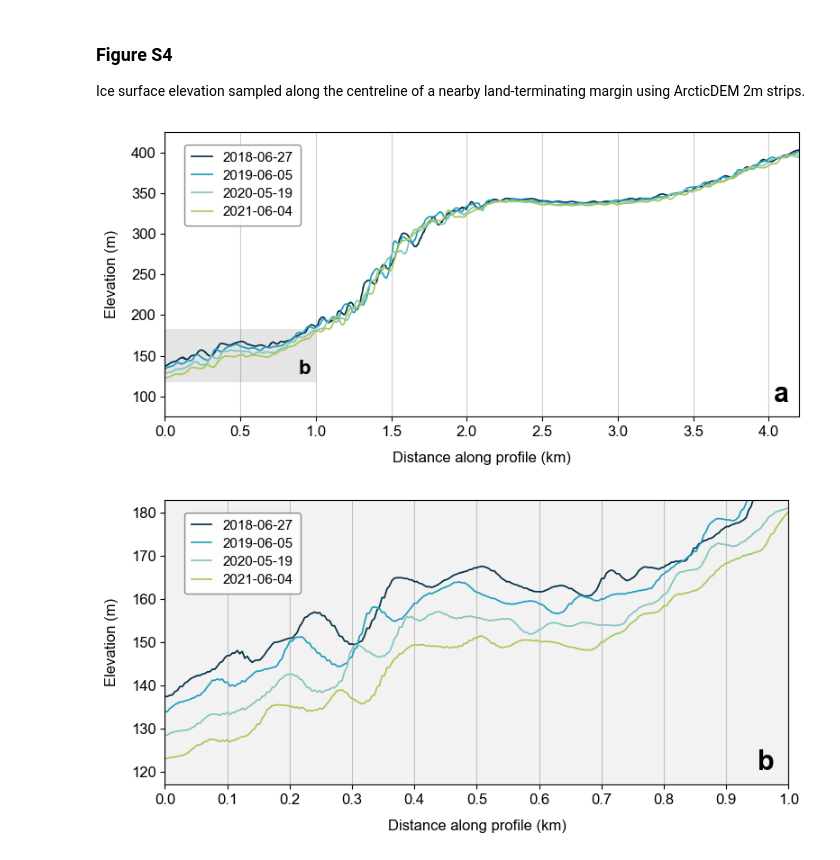
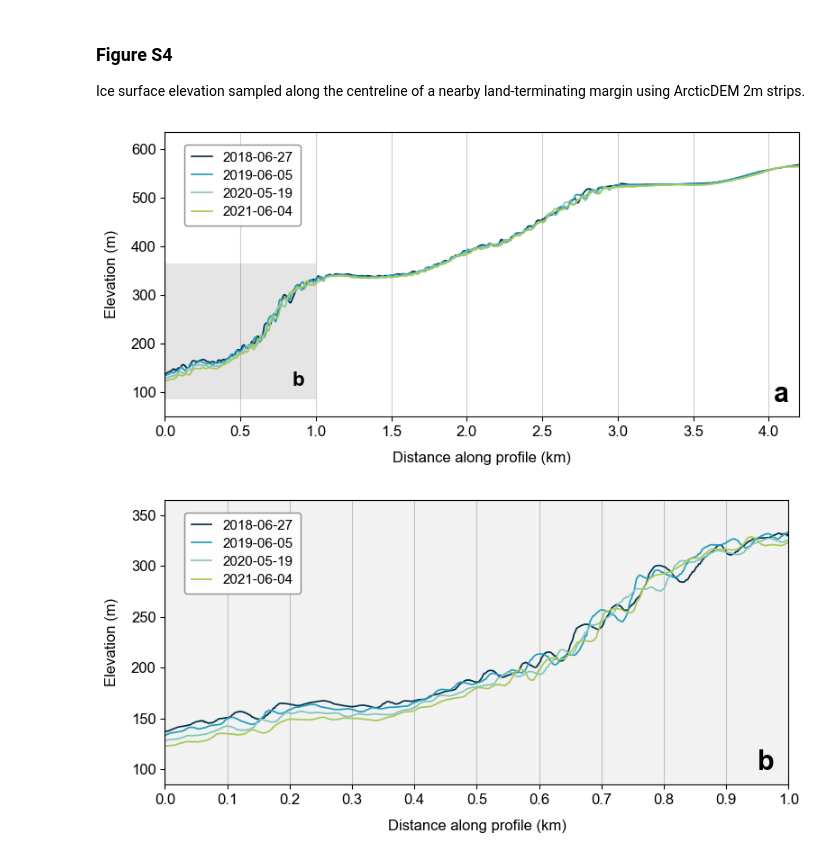
Before and after one commit to hannahpicton/jakobshavn_isbrae, a Jupyter notebook: code/figures/figure_S4.ipynb, the cells around one changed output. Cells and saved outputs as stored; diff of their text form; code cells hidden in the pictures.

```diff
--- a/code/figures/figure_S4.ipynb
+++ b/code/figures/figure_S4.ipynb
@@ -38,45 +38,45 @@ plt.ylabel('Elevation (m)', fontsize=12, labelpad=10)
 for column in elevation_data_june.columns:
     color = profile_colors.get(column, 'gray')  # Default to gray if color not specified
     date_formatted = datetime.strptime(column, '%Y%m%d').strftime('%Y-%m-%d')
-    plt.plot(elevation_data_june.index / 500, elevation_data_june[column], label=date_formatted, color=color, linewidth=1.25)
+    plt.plot(elevation_data_june.index/1000, elevation_data_june[column], label=date_formatted, color=color, linewidth=1.25)
 
 light_gray = (0.5, 0.5, 0.5, 0.1)
-ax.axvspan(0, 1, ymin=(117-75)/350, ymax=(183-75)/350, facecolor=light_gray, alpha=0.2)  # Adjust the x-coordinates as needed
+ax.axvspan(0, 1, ymin=(85-50)/585, ymax=(365-50)/585, facecolor=light_gray, alpha=0.2)
 
 x_ticks = np.arange(0, 4.5 + 0.5, 0.5)  # Adjust the range as needed
 plt.xticks(x_ticks, [f"{x:.1f}" for x in x_ticks], fontsize=12)  # Formatting ticks to one decimal place
 plt.yticks(fontsize=12)
 plt.xlim(0, 4.2)
-plt.ylim(75, 425)
+plt.ylim(50, 635)
 plt.legend(fontsize=11, loc='upper left', bbox_to_anchor=(0.02, 0.98), framealpha=0.9, edgecolor='gray', fancybox=True, markerscale=2, handlelength=1.5, borderpad=0.5, labelspacing=0.4)
 plt.tight_layout()
 plt.annotate("a", xy=(0.96, 0.05), xycoords="axes fraction", fontsize=22, color="black", weight="bold")
-plt.annotate("b", xy=(0.21, 0.15), xycoords="axes fraction", fontsize=16, color="black", weight="bold")
+plt.annotate("b", xy=(0.2, 0.11), xycoords="axes fraction", fontsize=16, color="black", weight="bold")
 #plt.savefig('R:/JAKOBSHAVN/CODE/github/jakobshavn_isbrae/figures/figure_S4a.png', dpi=300)
 # %% [output]
-[figure, old version]
+[figure, new version]
 # %%
 # PLOT FIGURE S4B #
 plt.rcParams["font.family"] = "Arial"
 fig, ax = plt.subplots(figsize=(8, 4))
 ax.set_facecolor((0.5, 0.5, 0.5, 0.1))
 plt.grid(axis='x', alpha=0.2, linestyle='-', color='black')
 plt.xlabel('Distance along profile (km)', fontsize=12, labelpad=10)
 plt.ylabel('Elevation (m)', fontsize=12, labelpad=10)
 
 for column in elevation_data_june.columns:
     color = profile_colors.get(column, 'gray')
     date_formatted = datetime.strptime(column, '%Y%m%d').strftime('%Y-%m-%d')
-    plt.plot(elevation_data_june.index / 500, elevation_data_june[column], label=date_formatted, color=color, linewidth=1.25)
+    plt.plot(elevation_data_june.index/1000, elevation_data_june[column], label=date_formatted, color=color, linewidth=1.25)
 
 x_ticks = np.arange(0, 1.1, 0.1)
 plt.xticks(x_ticks, [f"{x:.1f}" for x in x_ticks], fontsize=12)
 plt.yticks(fontsize=12)
 plt.xlim(0, 1)
-plt.ylim(117, 183)
+plt.ylim(85, 365)
 plt.legend(fontsize=11, loc='upper left', bbox_to_anchor=(0.02, 0.98), framealpha=0.9, edgecolor='gray', fancybox=True, markerscale=2, handlelength=1.5, borderpad=0.5, labelspacing=0.4)
 plt.tight_layout()
 plt.annotate("b", xy=(0.95, 0.05), xycoords="axes fraction", fontsize=22, color="black", weight="bold")
 #plt.savefig('R:/JAKOBSHAVN/CODE/github/jakobshavn_isbrae/figures/figure_S4b.png', dpi=300)
 # %% [output]
-[figure, old version]
+[figure, new version]
```
Also changed, not shown: 3 other files.
